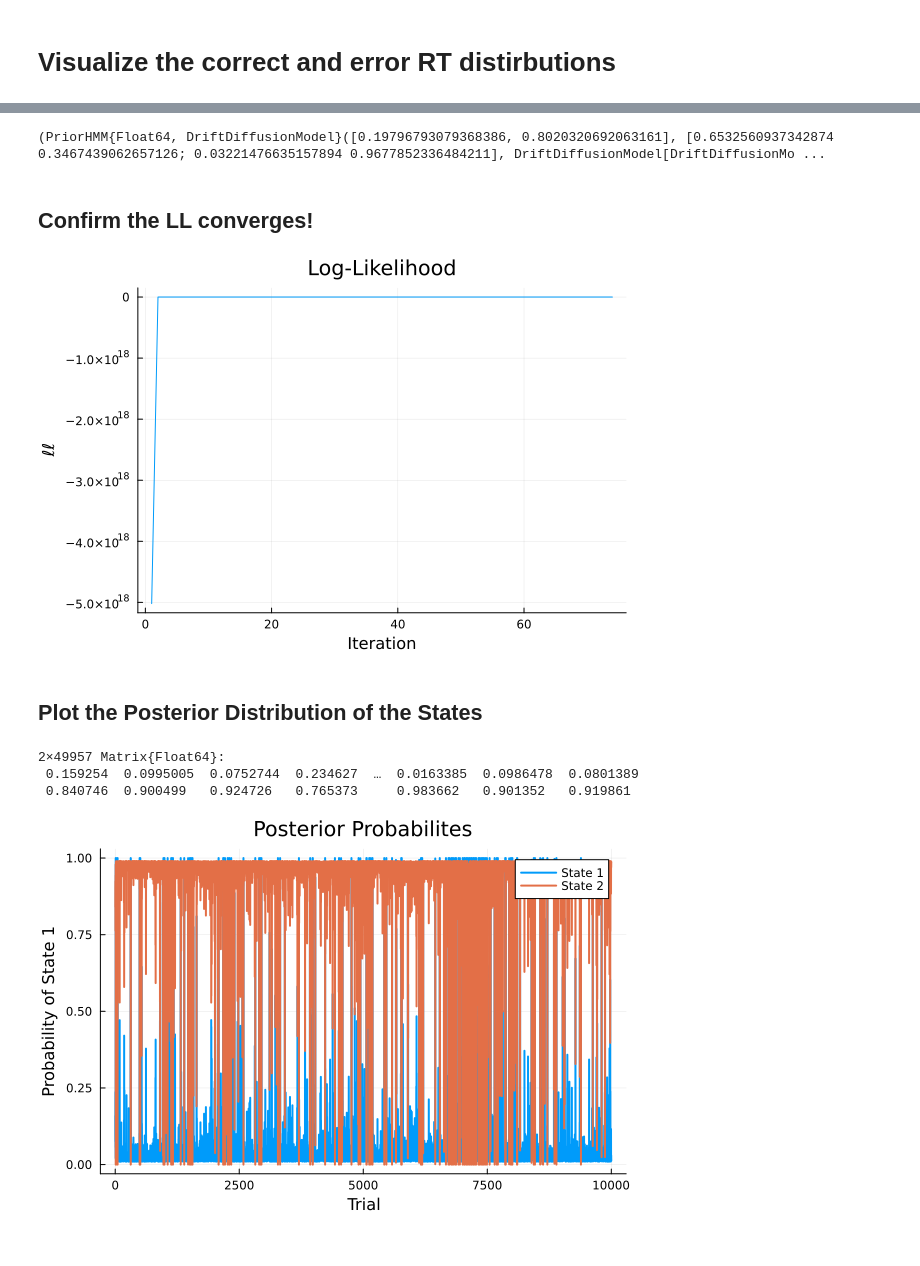
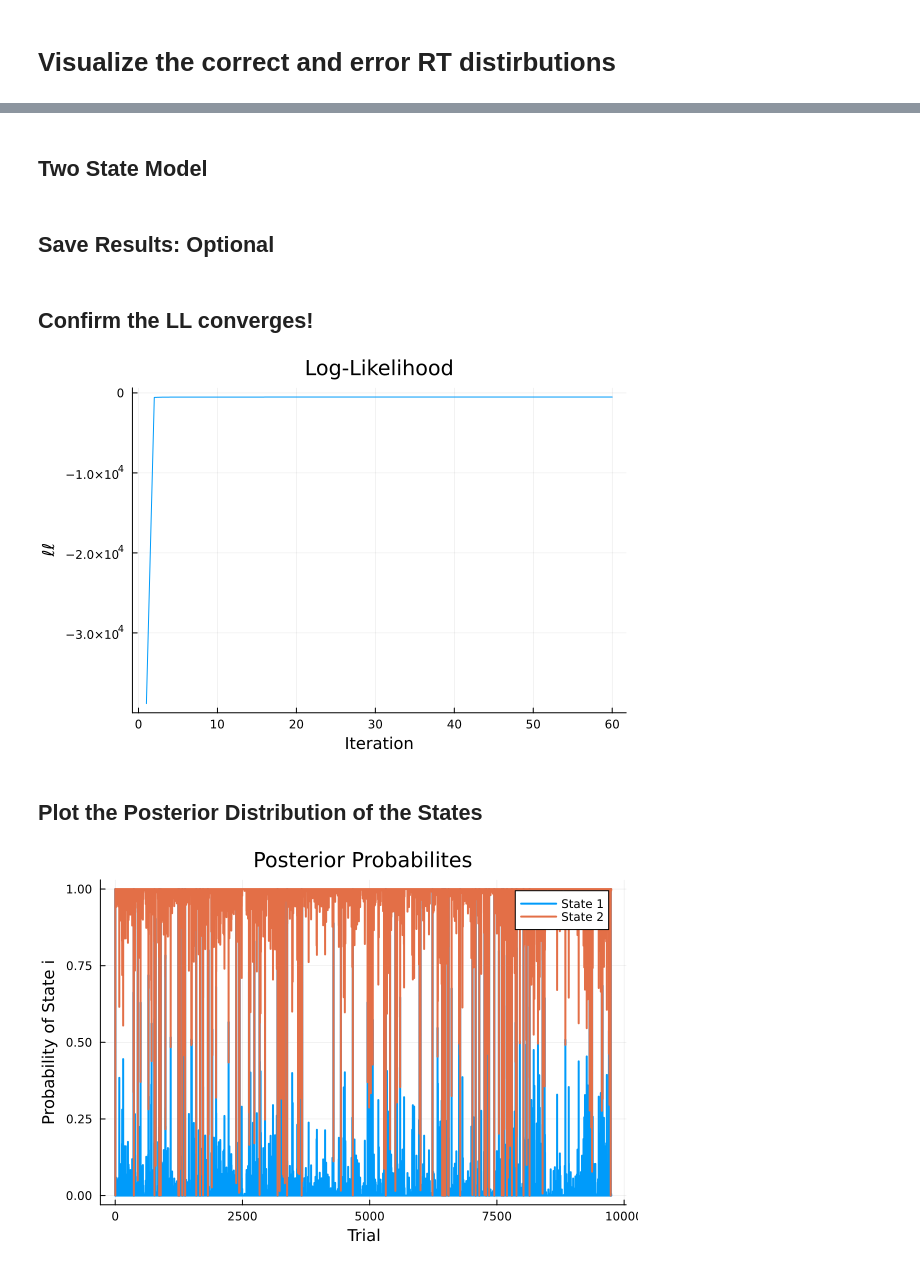
Before and after one commit to rsenne/DriftDiffusionModels.jl, a Jupyter notebook: notebooks/HMMDDM_mouse_data.ipynb, the cells around one changed output, grey strips where cells are left out. Drawn from its saved outputs; the diff is of its cells as text; code cells hidden in the pictures.

```diff
--- a/notebooks/HMMDDM_mouse_data.ipynb
+++ b/notebooks/HMMDDM_mouse_data.ipynb
@@ -170,10 +130,12 @@ UndefVarError: UndefVarError: `cv_results` not defined
+# %% [markdown]
+## Two State Model
 # %%
 # generate a HMM to start from
 trans_guess = [0.95 0.05; 0.05 0.95]
 init_guess = [0.99, 0.01]
 
-ddm_1_guess = DriftDiffusionModel(10, 0.1, 0.5, 0.25, 1)
-ddm_2_guess = DriftDiffusionModel(2, 1.0, 0.5, 0.75, 1)
+ddm_1_guess = DriftDiffusionModel(5.0, 0.1, 0.5, 0.75, 1)
+ddm_2_guess = DriftDiffusionModel(0.5, 1.0, 0.5, 0.05, 1)
 
 dists_guess = [ddm_1_guess, ddm_2_guess]
 
@@ -185,5 +147,5 @@ dists_guess = [ddm_1_guess, ddm_2_guess]
 hmm = PriorHMM(init_guess, trans_guess, dists_guess, αₜ, α₀)
 
 hmm_est, lls = baum_welch(hmm, all_results; seq_ends=seq_ends)
-# %% [output]
-(PriorHMM{Float64, DriftDiffusionModel}([0.19796793079368386, 0.8020320692063161], [0.6532560937342874 0.3467439062657126; 0.03221476635157894 0.9677852336484211], DriftDiffusionModel[DriftDiffusionMo ...
+# %% [markdown]
+## Save Results: Optional
@@ -192,19 +156,15 @@ hmm_est, lls = baum_welch(hmm, all_results; seq_ends=seq_ends)
 # %%
 plot(lls, title="Log-Likelihood", xlabel="Iteration", ylabel="ℓℓ", legend=false)
 # %% [output]
-[figure, old version]
+[figure, new version]
 # %% [markdown]
 ## Plot the Posterior Distribution of the States
-# %%
-# get the posterior distribution of the hidden states
-posterior = forward(hmm_est, all_results; seq_ends=seq_ends)
-γ = posterior[1]
-# %% [output]
-2×49957 Matrix{Float64}:
- 0.159254  0.0995005  0.0752744  0.234627  …  0.0163385  0.0986478  0.0801389
- 0.840746  0.900499   0.924726   0.765373     0.983662   0.901352   0.919861
 # %%
-plot(γ[1, 1:10000], title="Posterior Probabilites", xlabel="Trial", ylabel="Probability of State 1", label="State 1", linewidth=2)
-plot!(γ[2, 1:10000], label="State 2", linewidth=2)
+# get the posterior distribution of the hidden states
+posterior = forward(hmm_est, all_results; seq_ends=seq_ends)
+γ = posterior[1]
+
+plot(γ[1, :], title="Posterior Probabilites", xlabel="Trial", ylabel="Probability of State i", label="State 1", linewidth=2)
+plot!(γ[2, :], label="State 2", linewidth=2)
 # %% [output]
-[figure, old version]
+[figure, new version]
```
Also changed, not shown: parts of 12 cells of this notebook, 5 other files.
